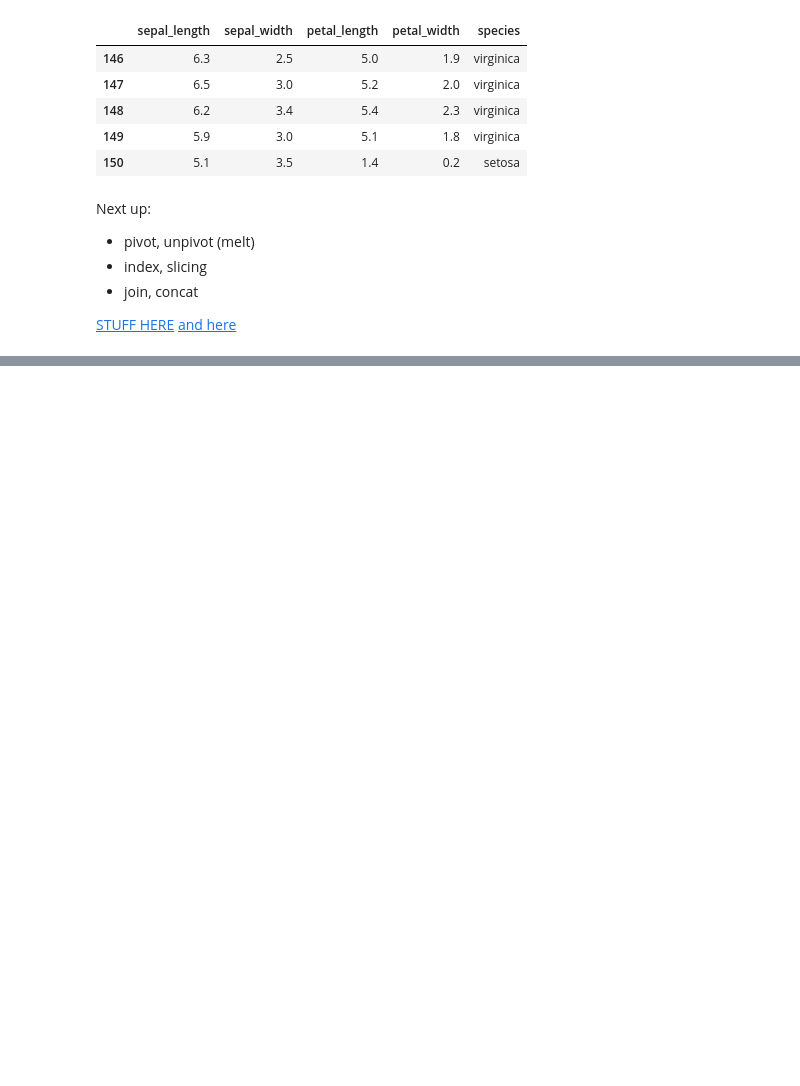
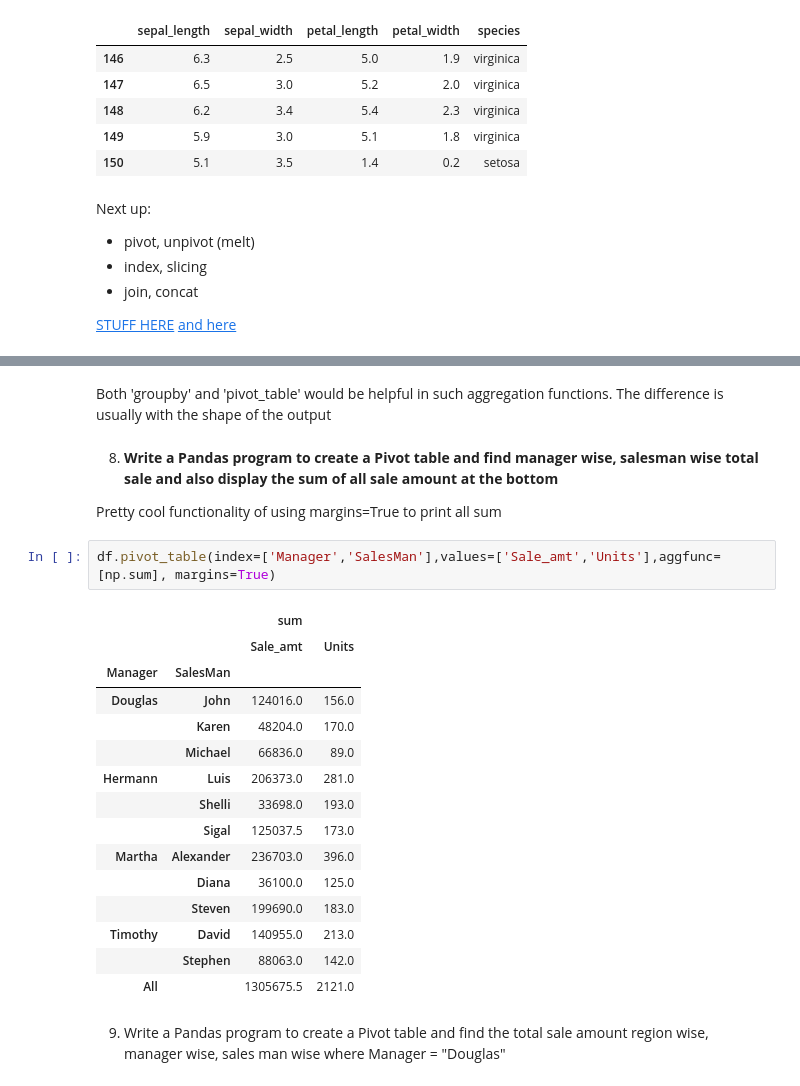
Before and after one commit to tanviranjan2212/learning-pytorch, a Jupyter notebook: pandas/Pandas_practice.ipynb, the cells around one changed output, grey strips where cells are left out. Drawn from its saved outputs; the diff is of its cells as text; blank space fills up the shorter version.

```diff
--- a/pandas/Pandas_practice.ipynb
+++ b/pandas/Pandas_practice.ipynb
@@ -57,0 +303,26 @@ Next up:
+# %% [markdown]
+Both 'groupby' and 'pivot_table' would be helpful in such aggregation functions. The difference is usually with the shape of the output
+# %% [markdown]
+8. **Write a Pandas program to create a Pivot table and find manager wise, salesman wise total sale and also display the sum of all sale amount at the bottom**
+
+Pretty cool functionality of using margins=True to print all sum
+# %%
+df.pivot_table(index=['Manager','SalesMan'],values=['Sale_amt','Units'],aggfunc=[np.sum], margins=True)
+# %% [output]
+|  |  | sum |  |
+|  |  | Sale_amt | Units |
+| Manager | SalesMan |  |  |
+| Douglas | John | 124016.0 | 156.0 |
+|  | Karen | 48204.0 | 170.0 |
+|  | Michael | 66836.0 | 89.0 |
+| Hermann | Luis | 206373.0 | 281.0 |
+|  | Shelli | 33698.0 | 193.0 |
+|  | Sigal | 125037.5 | 173.0 |
+| Martha | Alexander | 236703.0 | 396.0 |
+|  | Diana | 36100.0 | 125.0 |
+|  | Steven | 199690.0 | 183.0 |
+| Timothy | David | 140955.0 | 213.0 |
+|  | Stephen | 88063.0 | 142.0 |
+| All |  | 1305675.5 | 2121.0 |
+# %% [markdown]
+9. Write a Pandas program to create a Pivot table and find the total sale amount region wise, manager wise, sales man wise where Manager = "Douglas"
```
Also changed, not shown: parts of 57 cells of this notebook, 1 other file.
